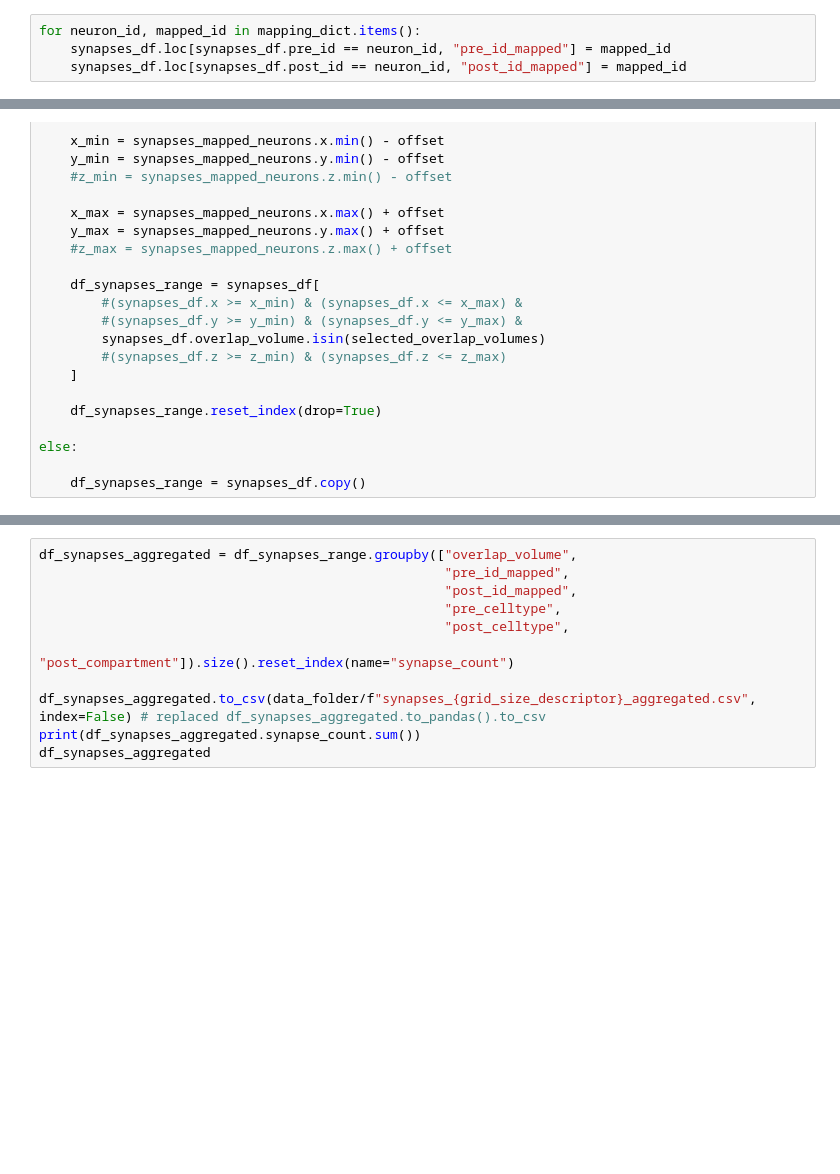
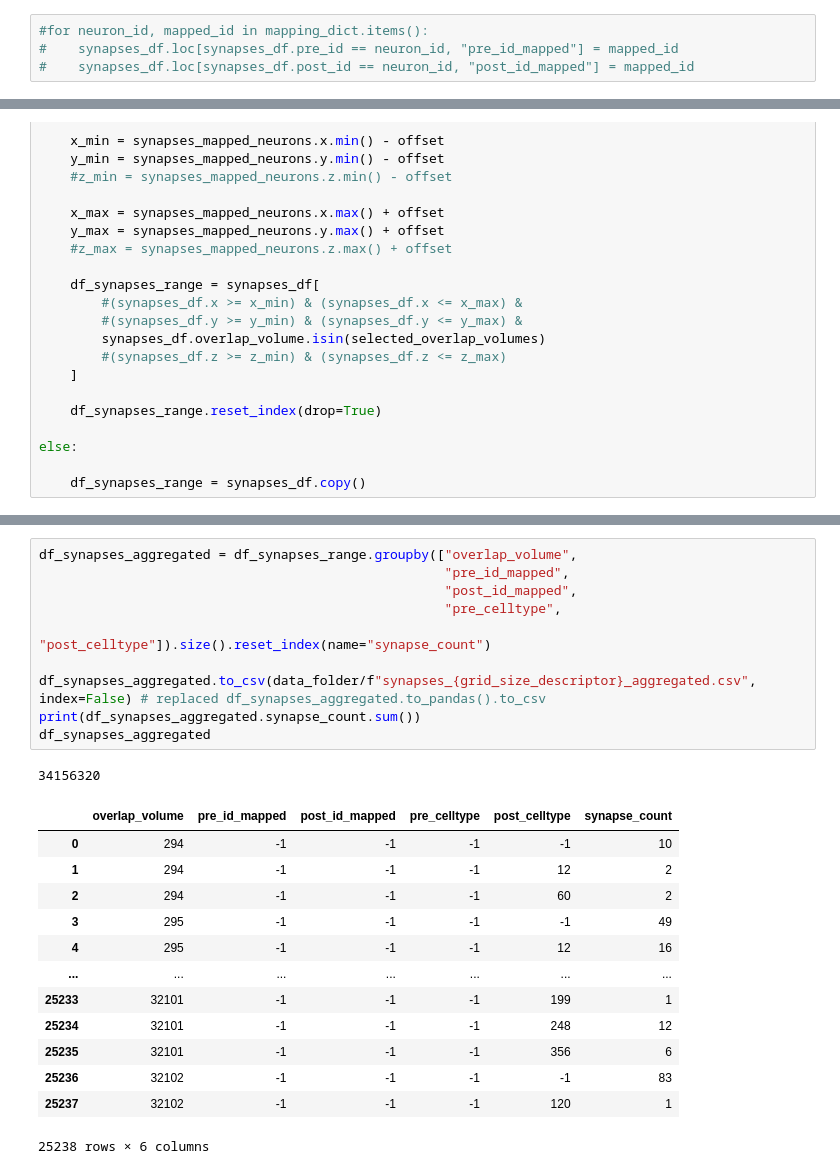
Before and after one commit to philippHarth/hackathon-mainz, a Jupyter notebook: FLY_synapse_preparation.ipynb, the cells around one changed output, grey strips where cells are left out. Cells and saved outputs as stored; diff of their text form; blank space fills up the shorter version.

```diff
--- a/FLY_synapse_preparation.ipynb
+++ b/FLY_synapse_preparation.ipynb
@@ -83,7 +167,7 @@ synapses_df.sample(frac=0.01).to_csv(plot_folder/f"synapses_{grid_size_descripto
 # %%
-for neuron_id, mapped_id in mapping_dict.items():
-    synapses_df.loc[synapses_df.pre_id == neuron_id, "pre_id_mapped"] = mapped_id
-    synapses_df.loc[synapses_df.post_id == neuron_id, "post_id_mapped"] = mapped_id
+#for neuron_id, mapped_id in mapping_dict.items():
+#    synapses_df.loc[synapses_df.pre_id == neuron_id, "pre_id_mapped"] = mapped_id
+#    synapses_df.loc[synapses_df.post_id == neuron_id, "post_id_mapped"] = mapped_id
 # %%
 synapses_mapped_neurons = synapses_df[(synapses_df.pre_id_mapped > -1) | (synapses_df.post_id_mapped > -1)]
 synapses_mapped_neurons.to_csv(plot_folder/f"synapses_{grid_size_descriptor}_mapped-neurons.csv", index=False)
@@ -130,11 +248,25 @@ df_synapses_range
 # %%
 df_synapses_aggregated = df_synapses_range.groupby(["overlap_volume",
                                                     "pre_id_mapped",
                                                     "post_id_mapped",
                                                     "pre_celltype",
-                                                    "post_celltype",
-                                                    "post_compartment"]).size().reset_index(name="synapse_count")
+                                                    "post_celltype"]).size().reset_index(name="synapse_count")
 
 df_synapses_aggregated.to_csv(data_folder/f"synapses_{grid_size_descriptor}_aggregated.csv", index=False) # replaced df_synapses_aggregated.to_pandas().to_csv
 print(df_synapses_aggregated.synapse_count.sum())
 df_synapses_aggregated
+# %% [output]
+34156320
+|  | overlap_volume | pre_id_mapped | post_id_mapped | pre_celltype | post_celltype | synapse_count |
+| 0 | 294 | -1 | -1 | -1 | -1 | 10 |
+| 1 | 294 | -1 | -1 | -1 | 12 | 2 |
+| 2 | 294 | -1 | -1 | -1 | 60 | 2 |
+| 3 | 295 | -1 | -1 | -1 | -1 | 49 |
+| 4 | 295 | -1 | -1 | -1 | 12 | 16 |
+| ... | ... | ... | ... | ... | ... | ... |
+| 25233 | 32101 | -1 | -1 | -1 | 199 | 1 |
+| 25234 | 32101 | -1 | -1 | -1 | 248 | 12 |
+| 25235 | 32101 | -1 | -1 | -1 | 356 | 6 |
+| 25236 | 32102 | -1 | -1 | -1 | -1 | 83 |
+| 25237 | 32102 | -1 | -1 | -1 | 120 | 1 |
+25238 rows × 6 columns
```
Also changed, not shown: parts of 22 cells of this notebook, 1 other file.
